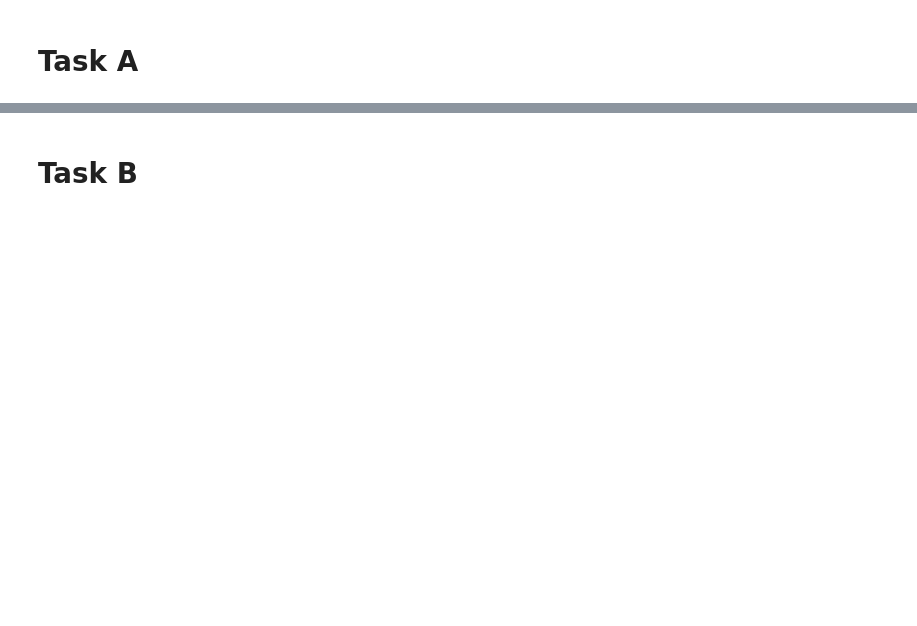
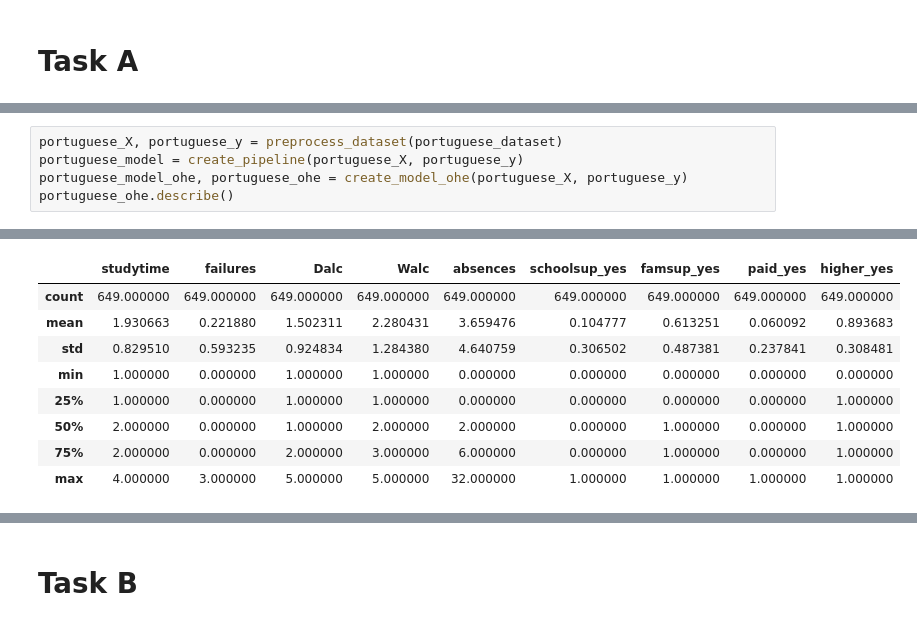
Before and after one commit to mim-uw/eXplainableMachineLearning-2023, a Jupyter notebook: Homeworks/HW2/StanislawFrejlak/Homework2.ipynb, the cells around one changed output, grey strips where cells are left out. Saved outputs shown, nothing was run; the diff lists cells and outputs as text; blank space fills up the shorter version.

```diff
--- a/Homeworks/HW2/StanislawFrejlak/Homework2.ipynb
+++ b/Homeworks/HW2/StanislawFrejlak/Homework2.ipynb
@@ -4,0 +220,6 @@ I am sorry, I was not in time to finish Task A. I will do my best to finish it a
+# %%
+portuguese_X, portuguese_y = preprocess_dataset(portuguese_dataset)
+portuguese_model = create_pipeline(portuguese_X, portuguese_y)
+portuguese_model_ohe, portuguese_ohe = create_model_ohe(portuguese_X, portuguese_y)
+portuguese_ohe.describe()
+# %% [output]
@@ -4,0 +228,9 @@ I am sorry, I was not in time to finish Task A. I will do my best to finish it a
+|  | studytime | failures | Dalc | Walc | absences | schoolsup_yes | famsup_yes | paid_yes | higher_yes |
+| count | 649.000000 | 649.000000 | 649.000000 | 649.000000 | 649.000000 | 649.000000 | 649.000000 | 649.000000 | 649.000000 |
+| mean | 1.930663 | 0.221880 | 1.502311 | 2.280431 | 3.659476 | 0.104777 | 0.613251 | 0.060092 | 0.893683 |
+| std | 0.829510 | 0.593235 | 0.924834 | 1.284380 | 4.640759 | 0.306502 | 0.487381 | 0.237841 | 0.308481 |
+| min | 1.000000 | 0.000000 | 1.000000 | 1.000000 | 0.000000 | 0.000000 | 0.000000 | 0.000000 | 0.000000 |
+| 25% | 1.000000 | 0.000000 | 1.000000 | 1.000000 | 0.000000 | 0.000000 | 0.000000 | 0.000000 | 1.000000 |
+| 50% | 2.000000 | 0.000000 | 1.000000 | 2.000000 | 2.000000 | 0.000000 | 1.000000 | 0.000000 | 1.000000 |
+| 75% | 2.000000 | 0.000000 | 2.000000 | 3.000000 | 6.000000 | 0.000000 | 1.000000 | 0.000000 | 1.000000 |
+| max | 4.000000 | 3.000000 | 5.000000 | 5.000000 | 32.000000 | 1.000000 | 1.000000 | 1.000000 | 1.000000 |
```
Also changed, not shown: parts of 39 cells of this notebook, 1 other file.
